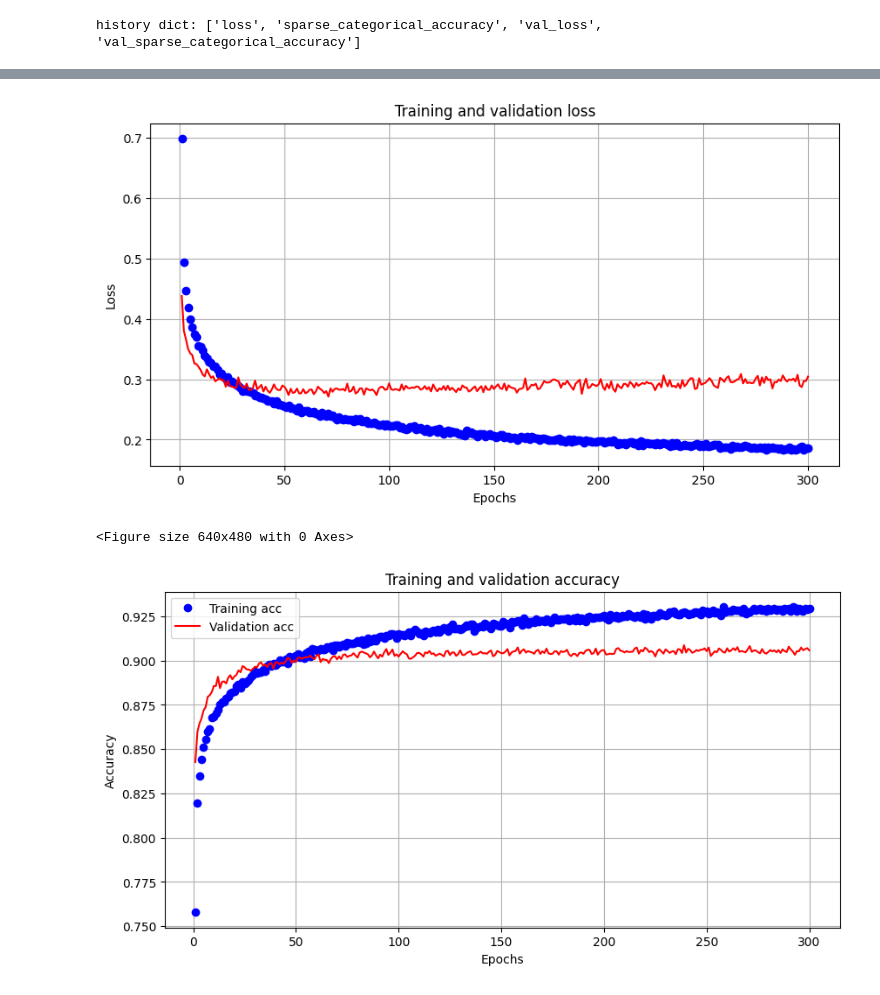
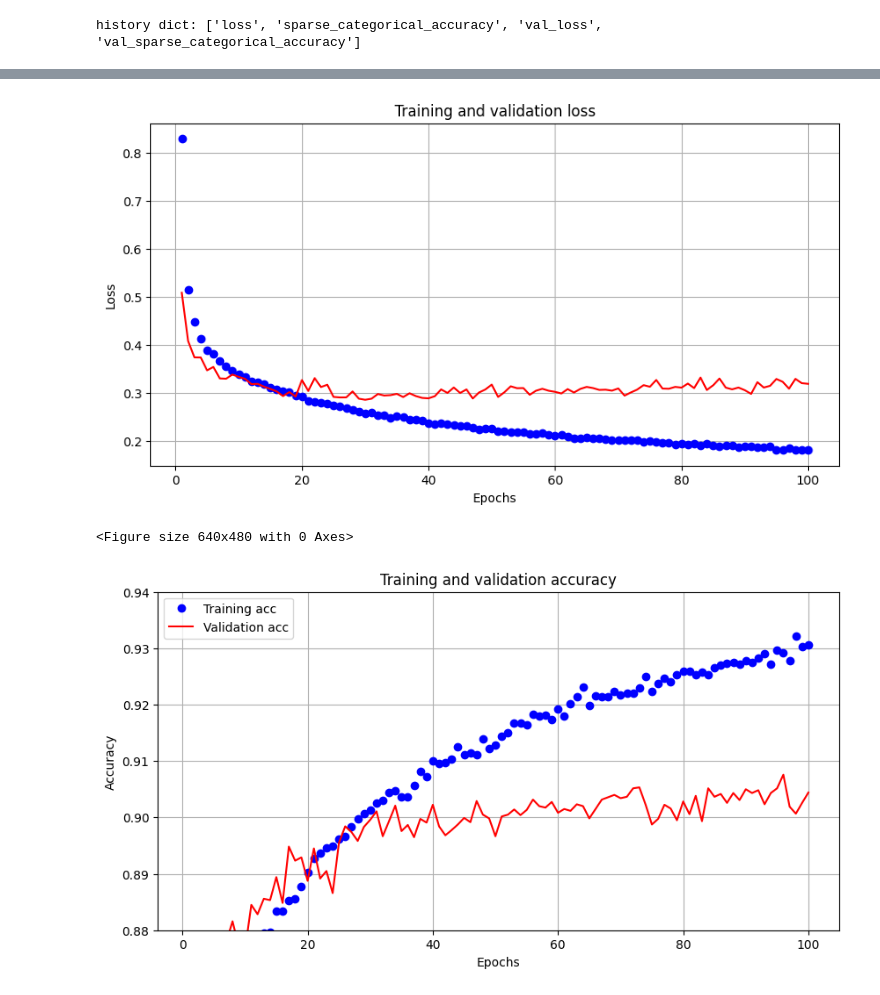
Before and after one commit to PavelStelmakhV/hw310-keras-fasion-mnist, a Jupyter notebook: keras_fasion_mnist_hw.ipynb, the cells around one changed output, grey strips where cells are left out. Cells and saved outputs as stored; diff of their text form; code cells hidden in the pictures.

```diff
--- a/keras_fasion_mnist_hw.ipynb
+++ b/keras_fasion_mnist_hw.ipynb
@@ -50,8 +41,7 @@ model = tf.keras.Sequential()
 
 drop_out = 0.25
 lern_rat = 0.001
-neurons = 256
-
+neurons = 1024
 model.add(layers.Flatten(input_shape=(28, 28)))
 model.add(layers.Dropout(drop_out))
 
@@ -90,13 +80,26 @@ model.add(layers.Dense(neurons * 2,
                        bias_initializer=b_init))
 model.add(layers.Dropout(drop_out))
 
+# model.add(BatchNormalization())
+# model.add(layers.Dense(neurons * 2,
+#                        activation='relu',
+#                        kernel_initializer=w_init_relu,
+#                        bias_initializer=b_init))
+# model.add(layers.Dropout(drop_out))
+
+# model.add(BatchNormalization())
+# model.add(layers.Dense(neurons * 2,
+#                        activation='tanh',
+#                        kernel_initializer=w_init_tanh,
+#                        bias_initializer=b_init))
+# model.add(layers.Dropout(drop_out))
+
 model.add(BatchNormalization())
 model.add(layers.Dense(neurons * 2,
                        activation='relu',
                        kernel_initializer=w_init_relu,
                        bias_initializer=b_init))
 model.add(layers.Dropout(drop_out))
-
 # model.add(layers.Dense(neurons * 2, activation='relu'))
 # model.add(BatchNormalization())
 # model.add(layers.Dropout(drop_out * 2))
@@ -133,7 +136,7 @@ mc = callbacks.ModelCheckpoint('best_model.h5', monitor='sparse_categorical_accu
 # %%
 # model.fit(train_images, train_labels, epochs=20)
 history = model.fit(x_train, y_train,
-                    epochs=300,
+                    epochs=100,
                     batch_size=128,
                     # callbacks=[callback],
                     callbacks=[mc],
@@ -190,36 +190,36 @@ print(result)
 # %%
 history_dict = history.history
 loss_values = history_dict['loss']
 val_loss_values = history_dict['val_loss']
 
 epochs = range(1, len(history_dict['loss']) + 1)
 
 plt.figure(figsize=(10, 5))
 plt.plot(epochs, loss_values, 'bo', label='Training loss')
 plt.plot(epochs, val_loss_values, 'r', label='Validation loss')
 # plt.ylim (0.2, 0.5)
 plt.title('Training and validation loss')
 plt.xlabel('Epochs')
 plt.ylabel('Loss')
 # plt.legend()
 plt.grid(True)
 plt.show()
 1
 plt.clf()
 plt.figure(figsize=(10, 5))
 val_acc_values = history_dict['sparse_categorical_accuracy']
 plt.plot(epochs, history_dict['sparse_categorical_accuracy'], 'bo', label='Training acc')
 plt.plot(epochs, history_dict['val_sparse_categorical_accuracy'], 'r', label='Validation acc')
-# plt.ylim (0.80, 0.94)
+plt.ylim (0.88, 0.94)
 plt.title('Training and validation accuracy')
 plt.xlabel('Epochs')
 plt.ylabel('Accuracy')
 plt.legend()
 plt.grid(True)
 # %% [output]
-[figure, old version]
+[figure, new version]
 <Figure size 640x480 with 0 Axes>
-[figure, old version]
+[figure, new version]
 # %%
 probability_model = tf.keras.Sequential([model,
                                          tf.keras.layers.Softmax()])
```
Also changed, not shown: parts of 9 cells of this notebook.
